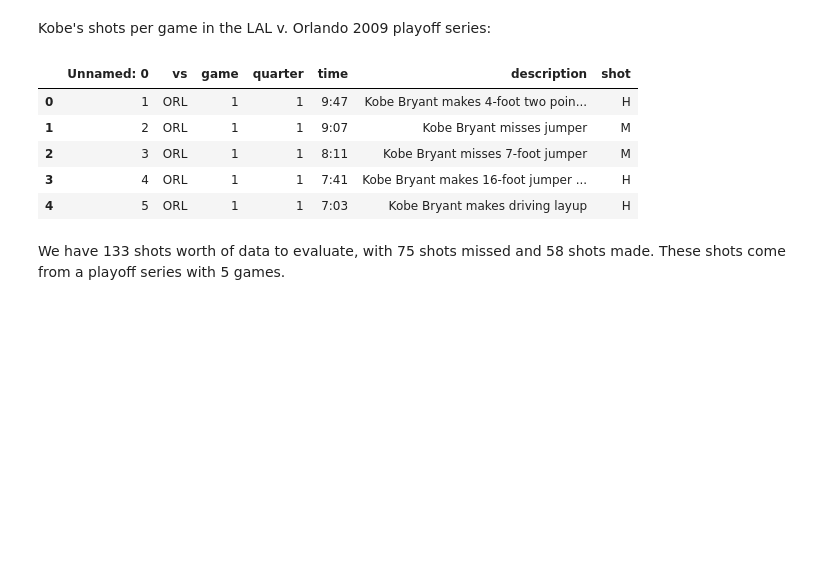
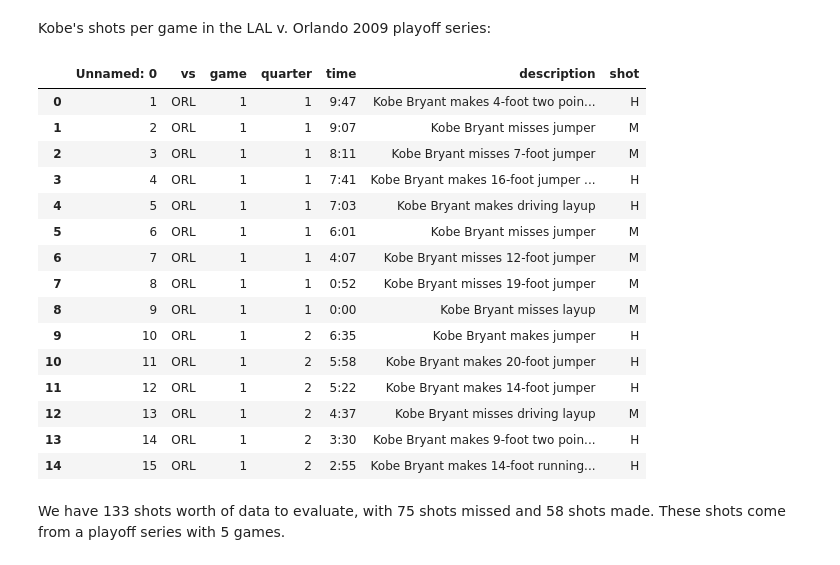
Before and after one commit to jessimk/hothand, a Jupyter notebook: kobe_hothand_python.ipynb, the cells around one changed output. Cells and saved outputs as stored; diff of their text form; code cells hidden in the pictures; blank space fills up the shorter version.

```diff
--- a/kobe_hothand_python.ipynb
+++ b/kobe_hothand_python.ipynb
@@ -17,14 +17,24 @@ Let's explore the hot hand streaks with some of Kobe Bryant's shot data.
 Kobe's shots per game in the LAL v. Orlando 2009 playoff series:
 # %%
 data = pd.read_csv("data/kobe_hothand.csv")
-data.head(5)
+data.head(15)
 # %% [output]
 |  | Unnamed: 0 | vs | game | quarter | time | description | shot |
 | 0 | 1 | ORL | 1 | 1 | 9:47 | Kobe Bryant makes 4-foot two poin... | H |
 | 1 | 2 | ORL | 1 | 1 | 9:07 | Kobe Bryant misses jumper | M |
 | 2 | 3 | ORL | 1 | 1 | 8:11 | Kobe Bryant misses 7-foot jumper | M |
 | 3 | 4 | ORL | 1 | 1 | 7:41 | Kobe Bryant makes 16-foot jumper ... | H |
 | 4 | 5 | ORL | 1 | 1 | 7:03 | Kobe Bryant makes driving layup | H |
+| 5 | 6 | ORL | 1 | 1 | 6:01 | Kobe Bryant misses jumper | M |
+| 6 | 7 | ORL | 1 | 1 | 4:07 | Kobe Bryant misses 12-foot jumper | M |
+| 7 | 8 | ORL | 1 | 1 | 0:52 | Kobe Bryant misses 19-foot jumper | M |
+| 8 | 9 | ORL | 1 | 1 | 0:00 | Kobe Bryant misses layup | M |
+| 9 | 10 | ORL | 1 | 2 | 6:35 | Kobe Bryant makes jumper | H |
+| 10 | 11 | ORL | 1 | 2 | 5:58 | Kobe Bryant makes 20-foot jumper | H |
+| 11 | 12 | ORL | 1 | 2 | 5:22 | Kobe Bryant makes 14-foot jumper | H |
+| 12 | 13 | ORL | 1 | 2 | 4:37 | Kobe Bryant misses driving layup | M |
+| 13 | 14 | ORL | 1 | 2 | 3:30 | Kobe Bryant makes 9-foot two poin... | H |
+| 14 | 15 | ORL | 1 | 2 | 2:55 | Kobe Bryant makes 14-foot running... | H |
 # %% [markdown]
 We have 133 shots worth of data to evaluate, with 75 shots missed and 58 shots made. These shots come from a playoff series with 5 games.
 # %%
```
Also changed, not shown: parts of 5 cells of this notebook.
